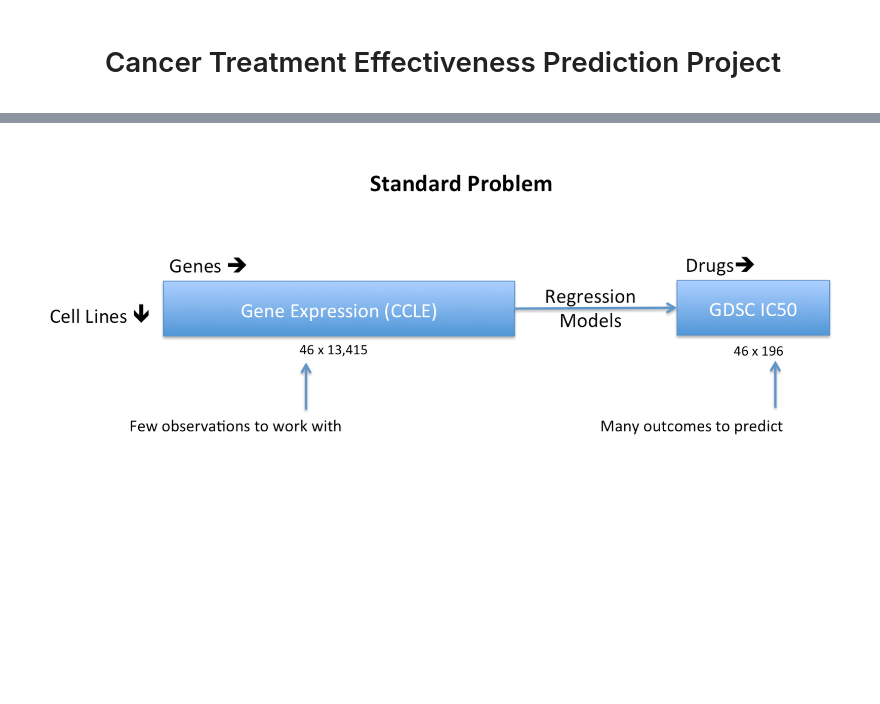
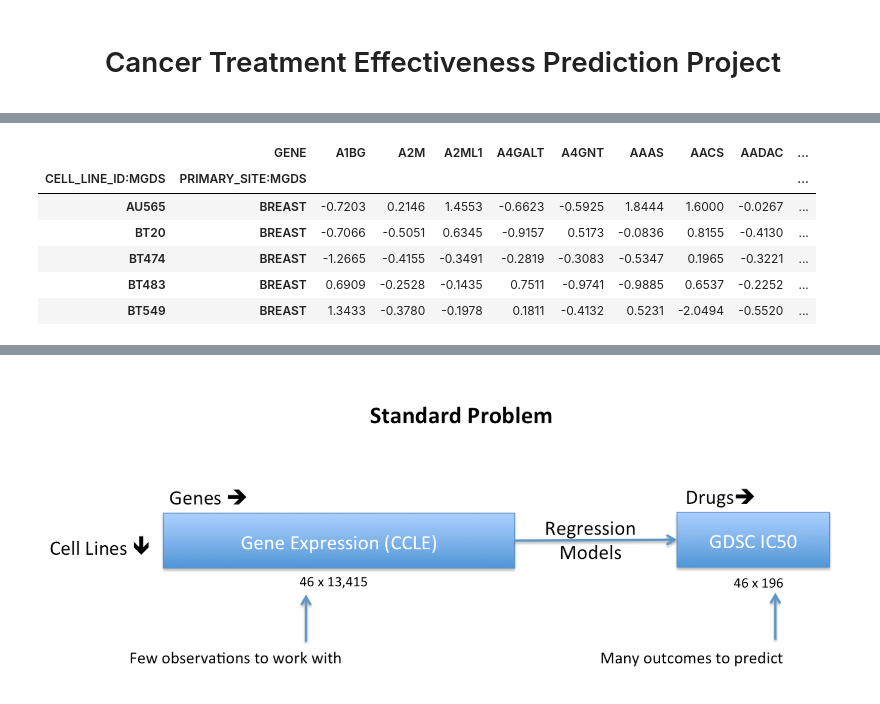
Before and after one commit to eric-czech/mgds, a Jupyter notebook: python/notebook/data_modeling/kl_modeling/transfer_kernel_project.ipynb, the cells around one changed output, grey strips where cells are left out. Drawn from its saved outputs; the diff is of its cells as text; code cells hidden in the pictures; blank space fills up the shorter version.

```diff
--- a/python/notebook/data_modeling/kl_modeling/transfer_kernel_project.ipynb
+++ b/python/notebook/data_modeling/kl_modeling/transfer_kernel_project.ipynb
@@ -37,0 +71,6 @@ As a side-note, whether or not gene expression for cell lines are fundamentally
+# %%
+def load_sample(filename):
+    import pandas as pd
+    import os
+    SAMPLE_DIR = '/Users/eczech/repos/mgds/python/notebook/data_modeling/kl_modeling/samples'
+    return pd.read_pickle(os.path.join(SAMPLE_DIR, filename))
@@ -37,0 +83,10 @@ As a side-note, whether or not gene expression for cell lines are fundamentally
+# %%
+load_sample('genomic_features.pkl')
+# %% [output]
+|  | GENE | A1BG | A2M | A2ML1 | A4GALT | A4GNT | AAAS | AACS | AADAC | ... |
+| CELL_LINE_ID:MGDS | PRIMARY_SITE:MGDS |  |  |  |  |  |  |  |  | ... |
+| AU565 | BREAST | -0.7203 | 0.2146 | 1.4553 | -0.6623 | -0.5925 | 1.8444 | 1.6000 | -0.0267 | ... |
+| BT20 | BREAST | -0.7066 | -0.5051 | 0.6345 | -0.9157 | 0.5173 | -0.0836 | 0.8155 | -0.4130 | ... |
+| BT474 | BREAST | -1.2665 | -0.4155 | -0.3491 | -0.2819 | -0.3083 | -0.5347 | 0.1965 | -0.3221 | ... |
+| BT483 | BREAST | 0.6909 | -0.2528 | -0.1435 | 0.7511 | -0.9741 | -0.9885 | 0.6537 | -0.2252 | ... |
+| BT549 | BREAST | 1.3433 | -0.3780 | -0.1978 | 0.1811 | -0.4132 | 0.5231 | -2.0494 | -0.5520 | ... |
```
Also changed, not shown: parts of 74 cells of this notebook, 5 other files.
